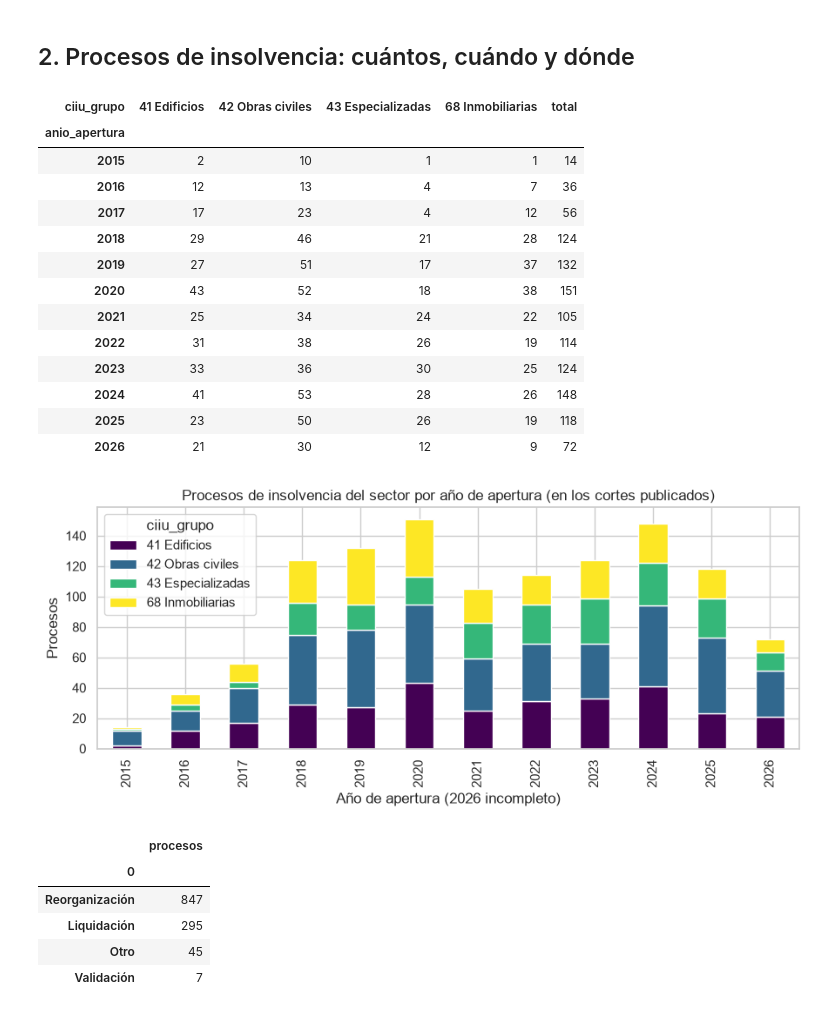
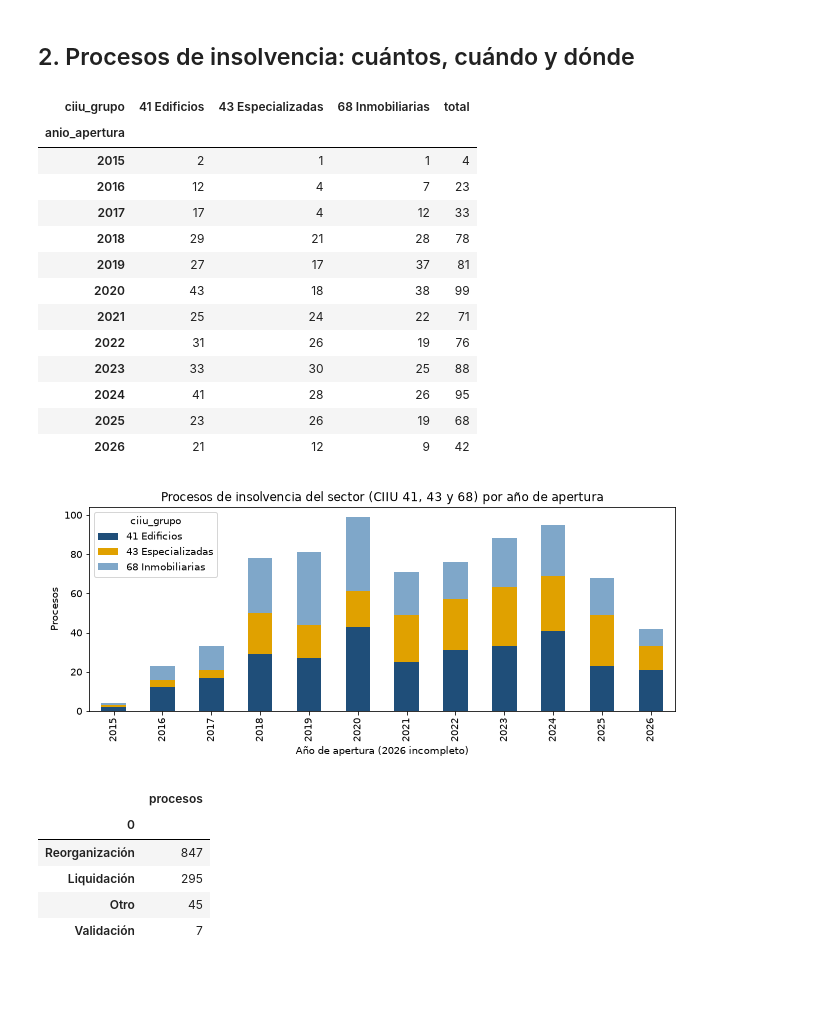
Before and after one commit to mcarob/despliegue_proyecto, a Jupyter notebook: notebooks/01_exploracion_datos.ipynb, the cells around one changed output. Saved outputs shown, nothing was run; the diff lists cells and outputs as text; code cells hidden in the pictures; blank space fills up the shorter version.

```diff
--- a/notebooks/01_exploracion_datos.ipynb
+++ b/notebooks/01_exploracion_datos.ipynb
@@ -122,34 +122,34 @@ display(p.rezago.value_counts(normalize=True).sort_index().mul(100).round(1).ren
 ## 2. Procesos de insolvencia: cuántos, cuándo y dónde
 # %%
 # Sector de cada evento: CIIU de la carátula NIIF si la empresa reporta; si no, el CIIU de la base de insolvencia
+# Corrección Entrega 2 (comentario del tutor): solo el universo del proyecto (CIIU 41, 43 y 68); las obras civiles (42) se excluyen
 ult_ciiu = ciiu_sector.sort_values("numero_radicado").groupby("nit").ciiu.last().str[:3]
 ev["grp"] = ev.nit.map(ult_ciiu).fillna(ev.ciiu.astype(str).str[:3])
-ev_sec = ev[ev.grp.isin(["F41", "F42", "F43", "L68"])].copy()
-ev_sec["ciiu_grupo"] = ev_sec.grp.map({"F41": "41 Edificios", "F42": "42 Obras civiles",
-                                       "F43": "43 Especializadas", "L68": "68 Inmobiliarias"})
+ev_sec = ev[ev.grp.isin(["F41", "F43", "L68"])].copy()
+ev_sec["ciiu_grupo"] = ev_sec.grp.map({"F41": "41 Edificios", "F43": "43 Especializadas", "L68": "68 Inmobiliarias"})
 ev_sec = ev_sec[ev_sec.anio_apertura.between(2015, 2026)]
 tab = ev_sec.groupby(["anio_apertura", "ciiu_grupo"]).size().unstack(fill_value=0)
 display(tab.assign(total=tab.sum(axis=1)))
-ax = tab.plot(kind="bar", stacked=True, figsize=(9, 4), colormap="viridis")
-ax.set(title="Procesos de insolvencia del sector por año de apertura (en los cortes publicados)",
+ax = tab.plot(kind="bar", stacked=True, figsize=(9, 4), color=["#1f4e79", "#e0a100", "#7fa7c9"])
+ax.set(title="Procesos de insolvencia del sector (CIIU 41, 43 y 68) por año de apertura",
        xlabel="Año de apertura (2026 incompleto)", ylabel="Procesos")
 plt.tight_layout(); plt.savefig(FIG / "eda_02_eventos.png", dpi=130); plt.show()
 # %% [output]
-| ciiu_grupo | 41 Edificios | 42 Obras civiles | 43 Especializadas | 68 Inmobiliarias | total |
-| anio_apertura |  |  |  |  |  |
-| 2015 | 2 | 10 | 1 | 1 | 14 |
-| 2016 | 12 | 13 | 4 | 7 | 36 |
-| 2017 | 17 | 23 | 4 | 12 | 56 |
-| 2018 | 29 | 46 | 21 | 28 | 124 |
-| 2019 | 27 | 51 | 17 | 37 | 132 |
-| 2020 | 43 | 52 | 18 | 38 | 151 |
-| 2021 | 25 | 34 | 24 | 22 | 105 |
-| 2022 | 31 | 38 | 26 | 19 | 114 |
-| 2023 | 33 | 36 | 30 | 25 | 124 |
-| 2024 | 41 | 53 | 28 | 26 | 148 |
-| 2025 | 23 | 50 | 26 | 19 | 118 |
-| 2026 | 21 | 30 | 12 | 9 | 72 |
+| ciiu_grupo | 41 Edificios | 43 Especializadas | 68 Inmobiliarias | total |
+| anio_apertura |  |  |  |  |
+| 2015 | 2 | 1 | 1 | 4 |
+| 2016 | 12 | 4 | 7 | 23 |
+| 2017 | 17 | 4 | 12 | 33 |
+| 2018 | 29 | 21 | 28 | 78 |
+| 2019 | 27 | 17 | 37 | 81 |
+| 2020 | 43 | 18 | 38 | 99 |
+| 2021 | 25 | 24 | 22 | 71 |
+| 2022 | 31 | 26 | 19 | 76 |
+| 2023 | 33 | 30 | 25 | 88 |
+| 2024 | 41 | 28 | 26 | 95 |
+| 2025 | 23 | 26 | 19 | 68 |
+| 2026 | 21 | 12 | 9 | 42 |
-[figure, old version]
+[figure, new version]
 # %%
 # Tipo de proceso (reorganización o liquidación) de los eventos del sector
 tipo = ev_sec.proceso.str.upper().str.extract(r"^(REORGANIZ|LIQUIDAC|VALIDAC)")[0].fillna("OTRO")
```
Also changed, not shown: 1 other file.
